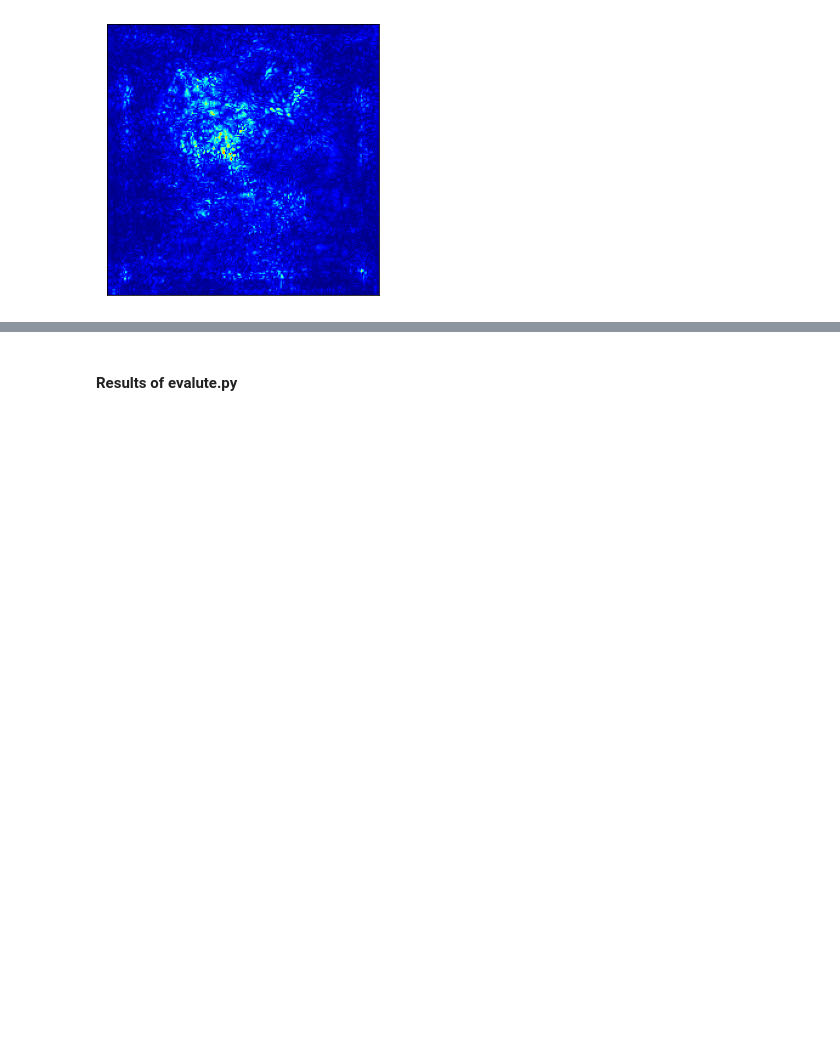
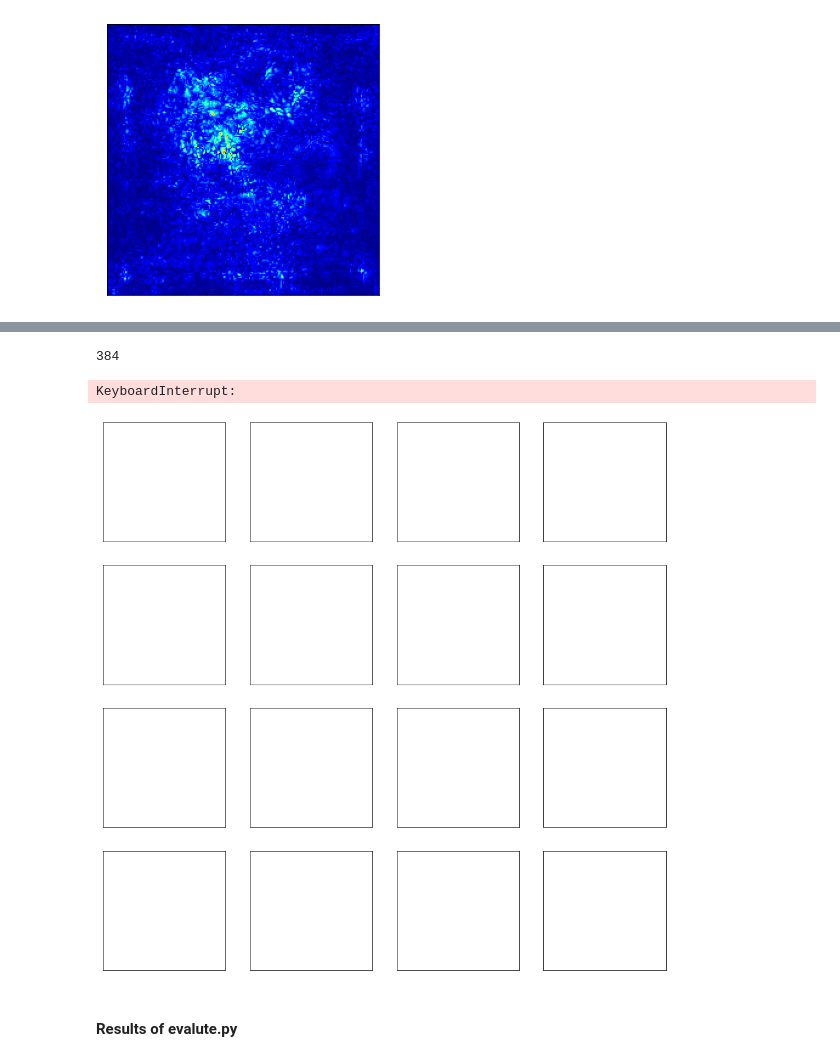
Before and after one commit to ludovicaschaerf/CapstoneLudovicaSchaerf, a Jupyter notebook: multi-label/Model-Evaluation.ipynb, the cells around one changed output, grey strips where cells are left out. Cells and saved outputs as stored; diff of their text form; code cells hidden in the pictures; blank space fills up the shorter version.

Commit message:
added conv visualizations

```diff
--- a/multi-label/Model-Evaluation.ipynb
+++ b/multi-label/Model-Evaluation.ipynb
@@ -545,3 +548,46 @@ for i in range(len(cam)):
+# %%
+import numpy as np
+from matplotlib import pyplot as plt
+%matplotlib inline
+from tf_keras_vis.activation_maximization import ActivationMaximization
+from tf_keras_vis.utils.losses import SmoothedLoss
+
+# The target layer that is the last layer of VGG16.
+layer_name = 'block5_conv3'
+
+# Define modifier to replace the model output to target layer's output.
+# You need to return new model when you create new model instance in model_modifier.
+def model_modifier(m):
+    new_model = tf.keras.Model(inputs=m.inputs, outputs=[m.get_layer(name=layer_name).output])
+    new_model.layers[-1].activation = tf.keras.activations.linear
+    return new_model
+
+# Create Activation Maximization object
+activation_maximization = ActivationMaximization(activation_model, model_modifier)
+
+num_of_filters = 16
+filter_numbers = np.random.choice(activation_model.get_layer(name=layer_name).output.shape[-1], num_of_filters)
+cols = 4
+rows = num_of_filters // cols
+f, ax = plt.subplots(nrows=rows, ncols=cols, figsize=(cols * 4, rows * 4), subplot_kw={'xticks': [], 'yticks': []})
+
+for i, filter_number in enumerate(filter_numbers):
+    print(filter_number)
+    # Define loss function that is sum of a filter output.
+    loss = SmoothedLoss(filter_number)
+
+    # Generate max activation
+    activation = activation_maximization(loss)
+    img = activation[0].astype(np.uint8)
+    ax[i // cols][i % cols].imshow(img)
+    ax[i // cols][i % cols].set_title('filter[{:03d}]'.format(filter_number))
+
+plt.tight_layout()
+plt.show()
+# %% [output]
+384
+KeyboardInterrupt:
+[figure, added]
 # %% [markdown]
 #### Results of evalute.py
 # %%
```
Also changed, not shown: parts of 3 cells of this notebook.
